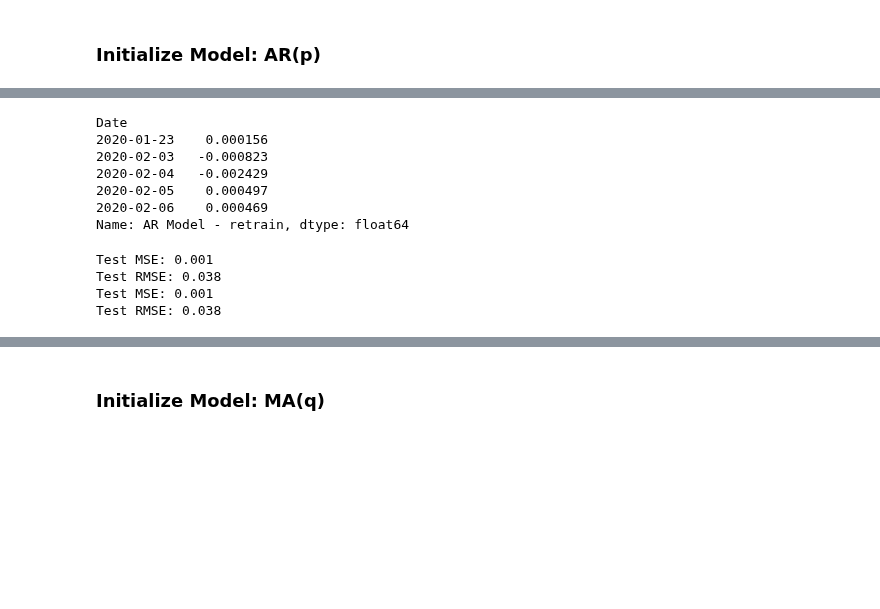
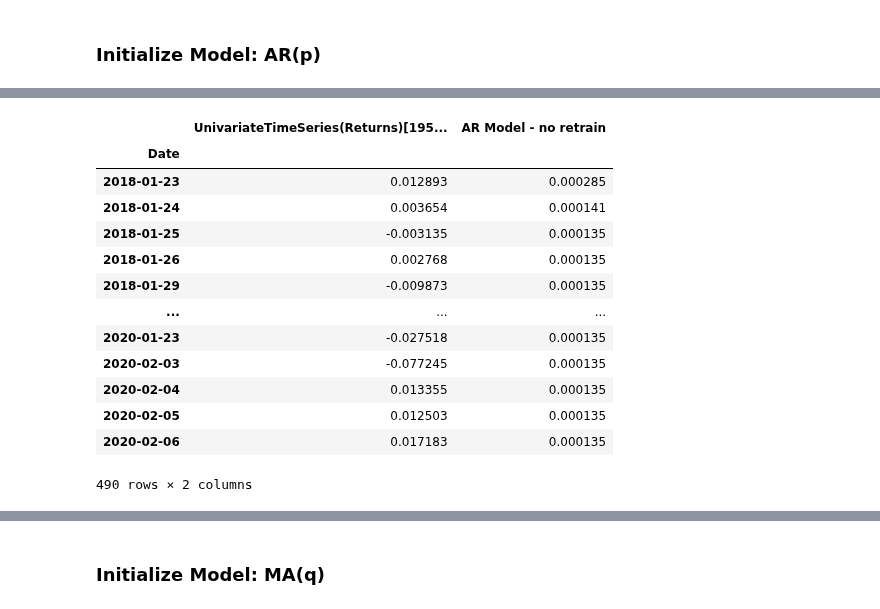
Before and after one commit to Brinkley97/applied_time_series_and_machine_learning, a Jupyter notebook: framework_for_time_series_data/nlp_ts/paper-stock-sse-daily-returns.ipynb, the cells around one changed output, grey strips where cells are left out. Cells and saved outputs as stored; diff of their text form; code cells hidden in the pictures; blank space fills up the shorter version.

```diff
--- a/framework_for_time_series_data/nlp_ts/paper-stock-sse-daily-returns.ipynb
+++ b/framework_for_time_series_data/nlp_ts/paper-stock-sse-daily-returns.ipynb
@@ -385,31 +398,21 @@ ar_predictions_df.plot()
-# %%
-ar_predictions_df.iloc[:, 2]
-# %% [output]
-Date
-2020-01-23    0.000156
-2020-02-03   -0.000823
-2020-02-04   -0.002429
-2020-02-05    0.000497
-2020-02-06    0.000469
-Name: AR Model - retrain, dtype: float64
-# %%
-EvaluationMetric.eval_mse(ar_predictions_df.iloc[:, 0], ar_predictions_df.iloc[:, 1], per_element=False)
-EvaluationMetric.eval_rmse(ar_predictions_df.iloc[:, 0], ar_predictions_df.iloc[:, 1], per_element=False)
-
-EvaluationMetric.eval_mse(ar_predictions_df.iloc[:, 0], ar_predictions_df.iloc[:, 2], per_element=False)
-EvaluationMetric.eval_rmse(ar_predictions_df.iloc[:, 0], ar_predictions_df.iloc[:, 2], per_element=False)
-
-# ar_predictions_dict = {
-
-#     'AR No Retrain': diff_test_df.iloc[:, 1],
-#     'AR Retrain': diff_test_df.iloc[:, 2],
-#     # 'ARMA Retrain': arma_predictions_retrain
-# }
-# scatter_plot = False
-# prediction_plots = InterpolatePlotter(diff_test_df, ar_predictions_dict)
-# prediction_plots.plot_in_sample_predictions(scatter_plot)
-# %% [output]
-Test MSE: 0.001
-Test RMSE: 0.038
-Test MSE: 0.001
-Test RMSE: 0.038
+# %%
+# retrain false
+ar_predictions_no_retrain = ar_no_retrain_model_class.make_predictions(diff_train_values, diff_test_values)
+ar_predictions_no_retrain
+ar_predictions_df = ar_no_retrain_model_class.model_predictions_to_df(diff_test_df, ar_predictions_no_retrain)
+ar_predictions_df
+# %% [output]
+|  | UnivariateTimeSeries(Returns)[195... | AR Model - no retrain |
+| Date |  |  |
+| 2018-01-23 | 0.012893 | 0.000285 |
+| 2018-01-24 | 0.003654 | 0.000141 |
+| 2018-01-25 | -0.003135 | 0.000135 |
+| 2018-01-26 | 0.002768 | 0.000135 |
+| 2018-01-29 | -0.009873 | 0.000135 |
+| ... | ... | ... |
+| 2020-01-23 | -0.027518 | 0.000135 |
+| 2020-02-03 | -0.077245 | 0.000135 |
+| 2020-02-04 | 0.013355 | 0.000135 |
+| 2020-02-05 | 0.012503 | 0.000135 |
+| 2020-02-06 | 0.017183 | 0.000135 |
+490 rows × 2 columns
```
Also changed, not shown: parts of 29 cells of this notebook, 2 other files.
